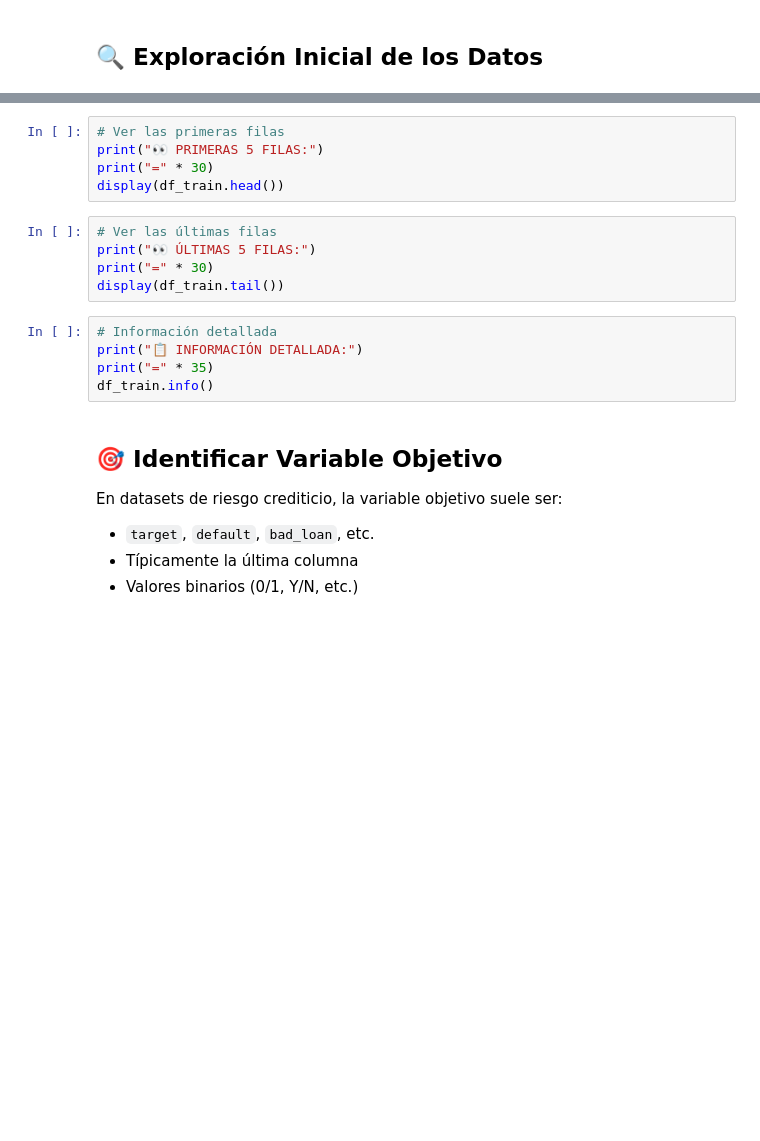
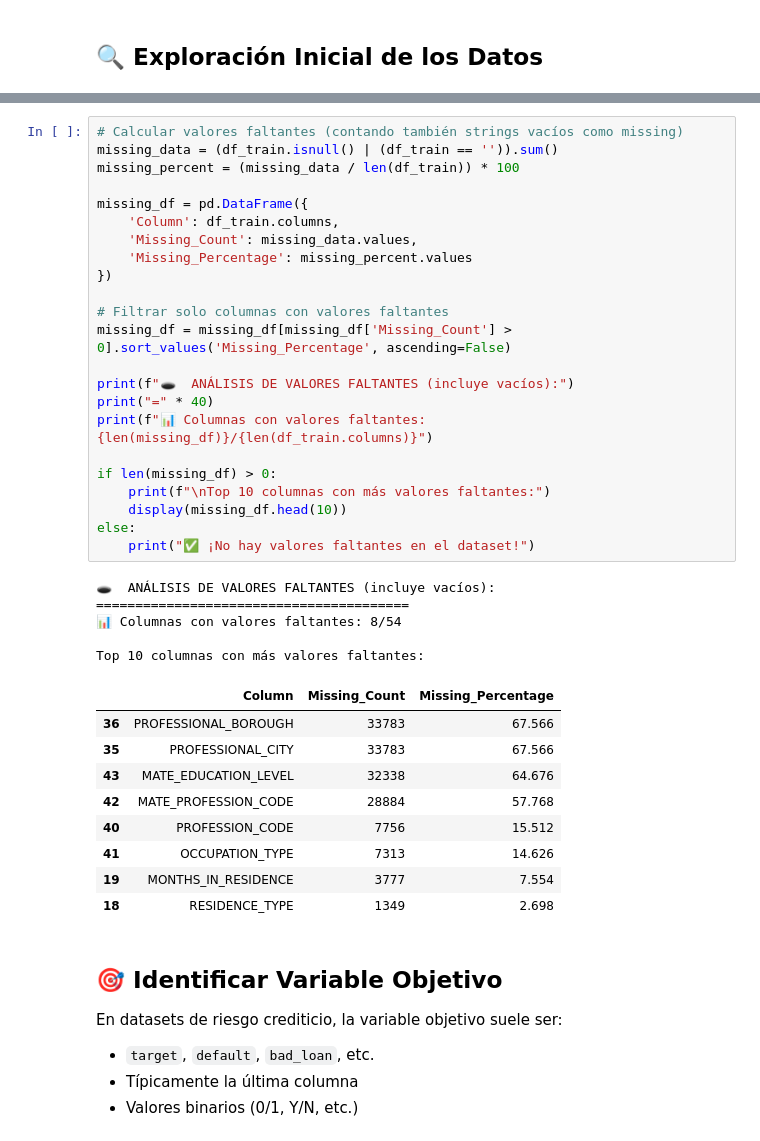
Before and after one commit to jorgerojas7/ML_CreditRisk, a Jupyter notebook: notebooks/01_EDA_PAKDD2010.ipynb, the cells around one changed output, grey strips where cells are left out. Saved outputs shown, nothing was run; the diff lists cells and outputs as text; blank space fills up the shorter version.

```diff
--- a/notebooks/01_EDA_PAKDD2010.ipynb
+++ b/notebooks/01_EDA_PAKDD2010.ipynb
@@ -64,18 +98,41 @@ print(df_train.dtypes.value_counts())
-# %%
-# Ver las primeras filas
-print("👀 PRIMERAS 5 FILAS:")
-print("=" * 30)
-display(df_train.head())
-# %%
-# Ver las últimas filas
-print("👀 ÚLTIMAS 5 FILAS:")
-print("=" * 30)
-display(df_train.tail())
 # %%
-# Información detallada
-print("📋 INFORMACIÓN DETALLADA:")
-print("=" * 35)
-df_train.info()
+# Calcular valores faltantes (contando también strings vacíos como missing)
+missing_data = (df_train.isnull() | (df_train == '')).sum()
+missing_percent = (missing_data / len(df_train)) * 100
+
+missing_df = pd.DataFrame({
+    'Column': df_train.columns,
+    'Missing_Count': missing_data.values,
+    'Missing_Percentage': missing_percent.values
+})
+
+# Filtrar solo columnas con valores faltantes
+missing_df = missing_df[missing_df['Missing_Count'] > 0].sort_values('Missing_Percentage', ascending=False)
+
+print(f"🕳️  ANÁLISIS DE VALORES FALTANTES (incluye vacíos):")
+print("=" * 40)
+print(f"📊 Columnas con valores faltantes: {len(missing_df)}/{len(df_train.columns)}")
+
+if len(missing_df) > 0:
+    print(f"\nTop 10 columnas con más valores faltantes:")
+    display(missing_df.head(10))
+else:
+    print("✅ ¡No hay valores faltantes en el dataset!")
+# %% [output]
+🕳️  ANÁLISIS DE VALORES FALTANTES (incluye vacíos):
+========================================
+📊 Columnas con valores faltantes: 8/54
+
+Top 10 columnas con más valores faltantes:
+|  | Column | Missing_Count | Missing_Percentage |
+| 36 | PROFESSIONAL_BOROUGH | 33783 | 67.566 |
+| 35 | PROFESSIONAL_CITY | 33783 | 67.566 |
+| 43 | MATE_EDUCATION_LEVEL | 32338 | 64.676 |
+| 42 | MATE_PROFESSION_CODE | 28884 | 57.768 |
+| 40 | PROFESSION_CODE | 7756 | 15.512 |
+| 41 | OCCUPATION_TYPE | 7313 | 14.626 |
+| 19 | MONTHS_IN_RESIDENCE | 3777 | 7.554 |
+| 18 | RESIDENCE_TYPE | 1349 | 2.698 |
 # %% [markdown]
 ## 🎯 Identificar Variable Objetivo
 
```
Also changed, not shown: parts of 14 cells of this notebook.
